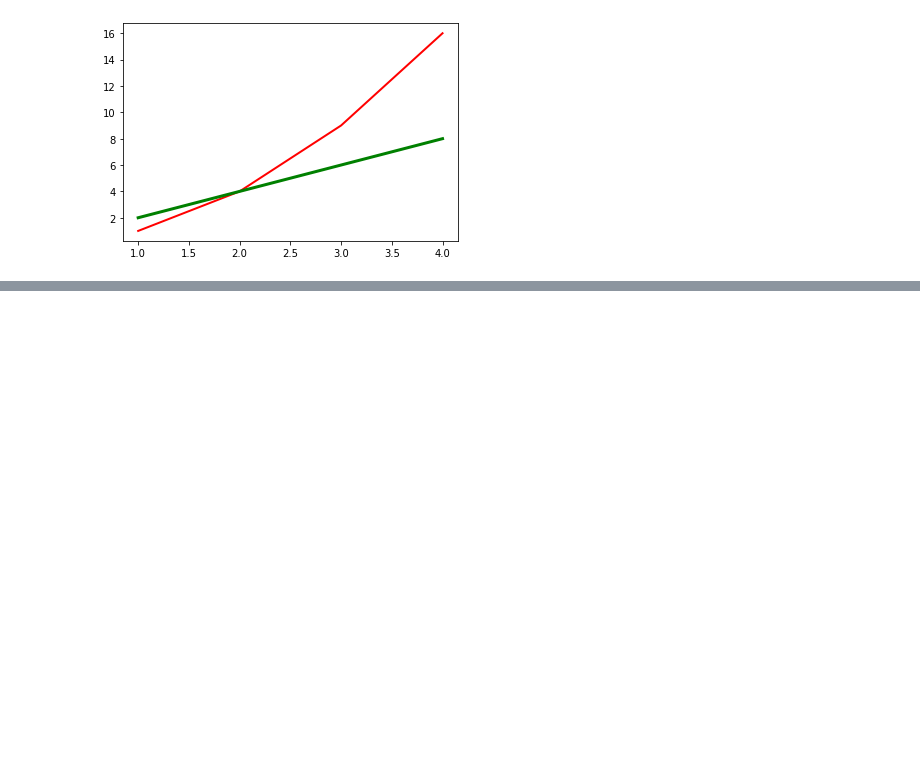
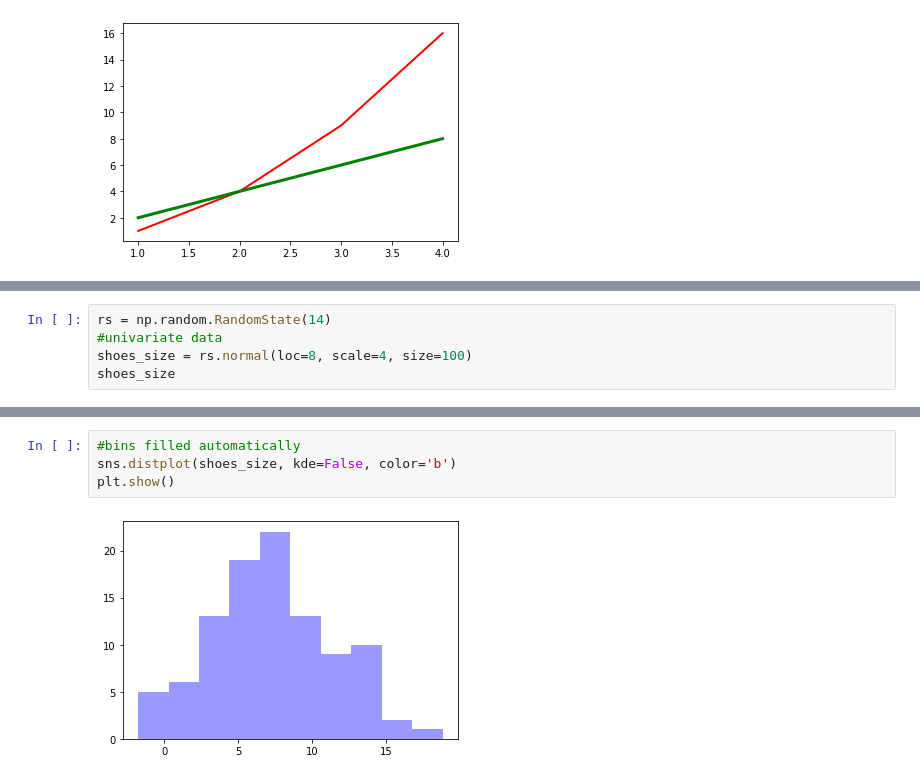
Before and after one commit to Alumasa/AWS-Machine-Learning, a Jupyter notebook: Multiple plots.ipynb, the cells around one changed output, grey strips where cells are left out. Cells and saved outputs as stored; diff of their text form; blank space fills up the shorter version.

Commit message:
Distribution plots using seaborn

```diff
--- a/Multiple plots.ipynb
+++ b/Multiple plots.ipynb
@@ -90,0 +94,5 @@ plt.show()
+# %%
+rs = np.random.RandomState(14)
+#univariate data
+shoes_size = rs.normal(loc=8, scale=4, size=100)
+shoes_size
@@ -90,0 +117,6 @@ plt.show()
+# %%
+#bins filled automatically
+sns.distplot(shoes_size, kde=False, color='b')
+plt.show()
+# %% [output]
+[figure, added]
```
Also changed, not shown: parts of 5 cells of this notebook.
